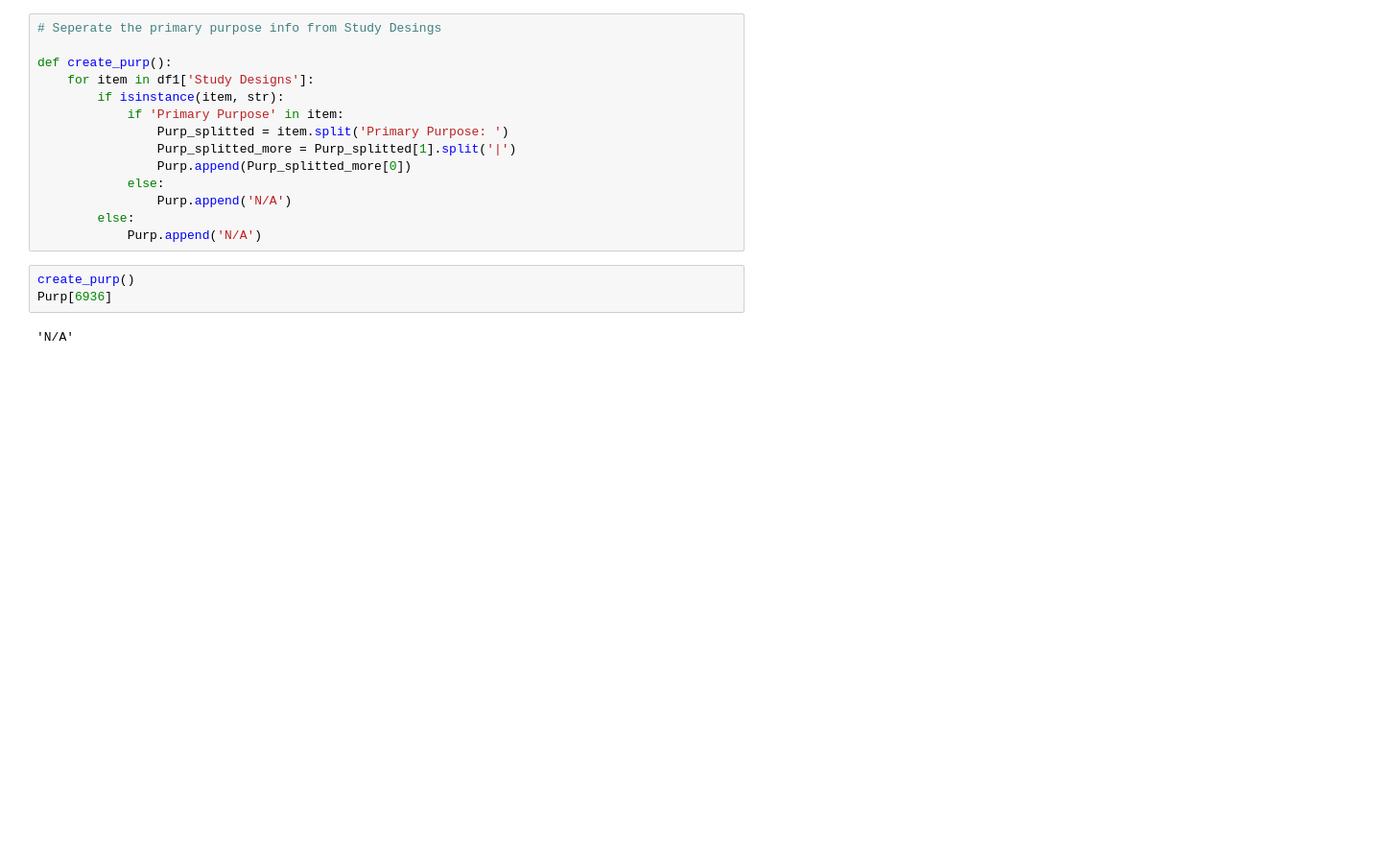
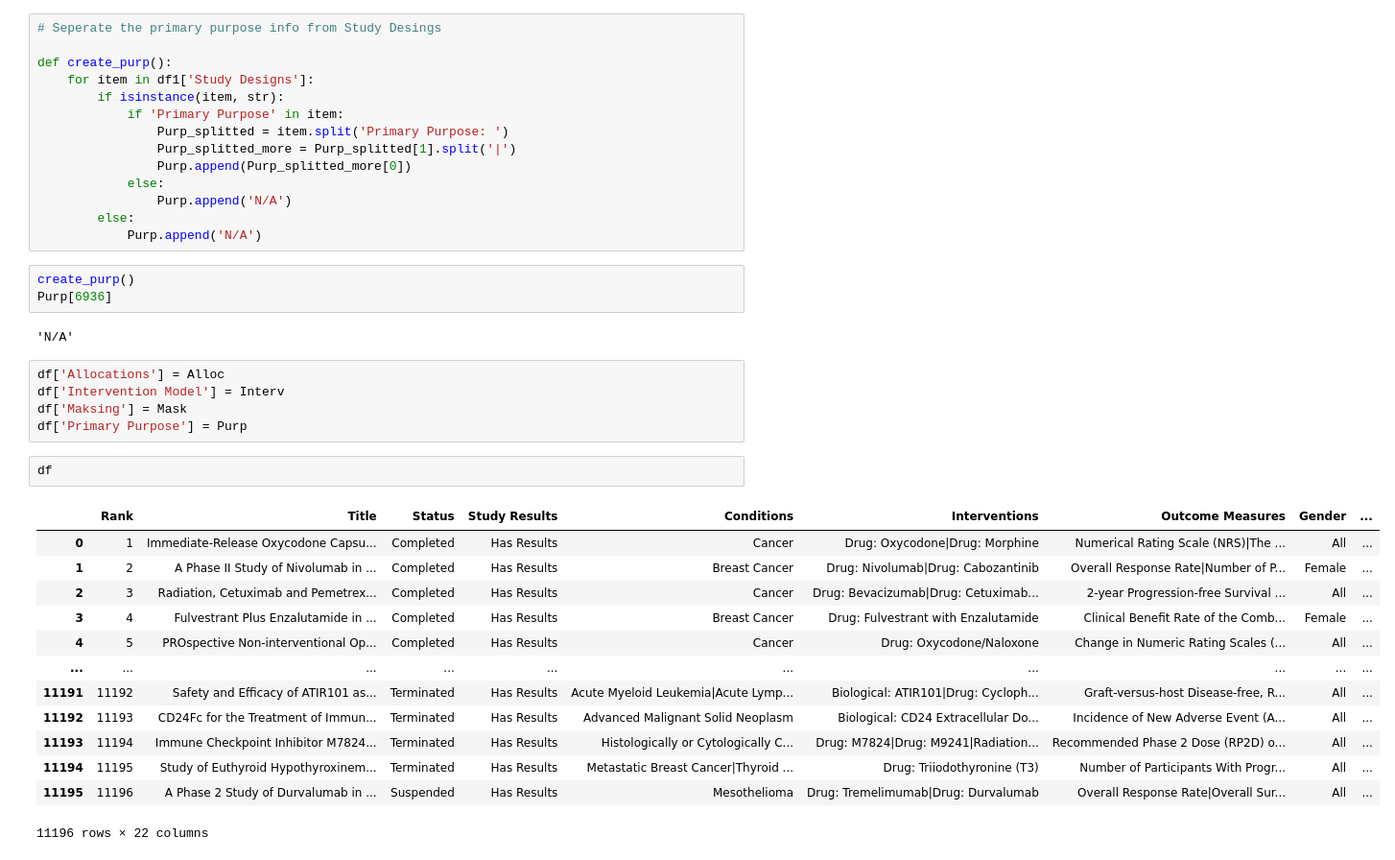
Before and after one commit to Asiawyatt/Erdos-Project2022, a Jupyter notebook: Seperate Study Designs.ipynb, the cells around one changed output. Shown: that part at 96% size. Cells and saved outputs as stored; diff of their text form; blank space fills up the shorter version.

```diff
--- a/Seperate Study Designs.ipynb
+++ b/Seperate Study Designs.ipynb
@@ -194,3 +194,24 @@ create_purp()
 Purp[6936]
 # %% [output]
 'N/A'
+# %%
+df['Allocations'] = Alloc
+df['Intervention Model'] = Interv
+df['Maksing'] = Mask
+df['Primary Purpose'] = Purp
+# %%
+df
+# %% [output]
+|  | Rank | Title | Status | Study Results | Conditions | Interventions | Outcome Measures | Gender | ... |
+| 0 | 1 | Immediate-Release Oxycodone Capsu... | Completed | Has Results | Cancer | Drug: Oxycodone|Drug: Morphine | Numerical Rating Scale (NRS)|The ... | All | ... |
+| 1 | 2 | A Phase II Study of Nivolumab in ... | Completed | Has Results | Breast Cancer | Drug: Nivolumab|Drug: Cabozantinib | Overall Response Rate|Number of P... | Female | ... |
+| 2 | 3 | Radiation, Cetuximab and Pemetrex... | Completed | Has Results | Cancer | Drug: Bevacizumab|Drug: Cetuximab... | 2-year Progression-free Survival ... | All | ... |
+| 3 | 4 | Fulvestrant Plus Enzalutamide in ... | Completed | Has Results | Breast Cancer | Drug: Fulvestrant with Enzalutamide | Clinical Benefit Rate of the Comb... | Female | ... |
+| 4 | 5 | PROspective Non-interventional Op... | Completed | Has Results | Cancer | Drug: Oxycodone/Naloxone | Change in Numeric Rating Scales (... | All | ... |
+| ... | ... | ... | ... | ... | ... | ... | ... | ... | ... |
+| 11191 | 11192 | Safety and Efficacy of ATIR101 as... | Terminated | Has Results | Acute Myeloid Leukemia|Acute Lymp... | Biological: ATIR101|Drug: Cycloph... | Graft-versus-host Disease-free, R... | All | ... |
+| 11192 | 11193 | CD24Fc for the Treatment of Immun... | Terminated | Has Results | Advanced Malignant Solid Neoplasm | Biological: CD24 Extracellular Do... | Incidence of New Adverse Event (A... | All | ... |
+| 11193 | 11194 | Immune Checkpoint Inhibitor M7824... | Terminated | Has Results | Histologically or Cytologically C... | Drug: M7824|Drug: M9241|Radiation... | Recommended Phase 2 Dose (RP2D) o... | All | ... |
+| 11194 | 11195 | Study of Euthyroid Hypothyroxinem... | Terminated | Has Results | Metastatic Breast Cancer|Thyroid ... | Drug: Triiodothyronine (T3) | Number of Participants With Progr... | All | ... |
+| 11195 | 11196 | A Phase 2 Study of Durvalumab in ... | Suspended | Has Results | Mesothelioma | Drug: Tremelimumab|Drug: Durvalumab | Overall Response Rate|Overall Sur... | All | ... |
+11196 rows × 22 columns
```
